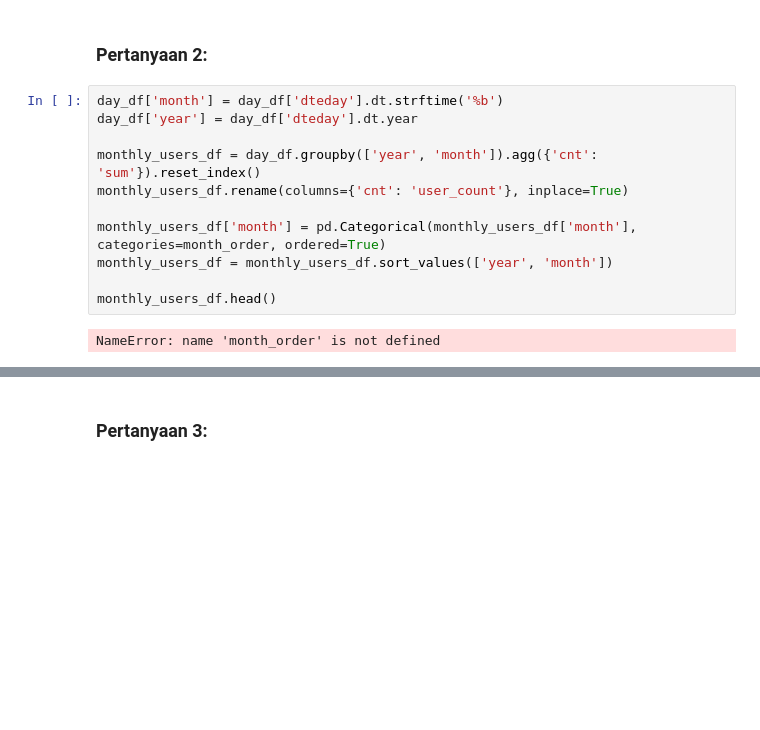
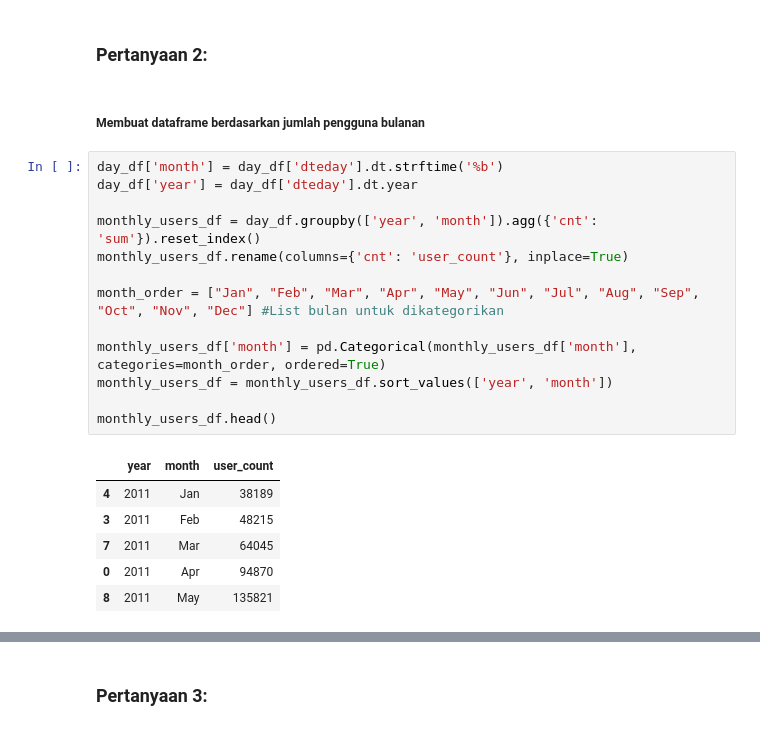
Before and after one commit to mdyustisia/Bike_Sharing_Analysis, a Jupyter notebook: Proyek_Analisis_Data.ipynb, the cells around one changed output, grey strips where cells are left out. Drawn from its saved outputs; the diff is of its cells as text; blank space fills up the shorter version.

```diff
--- a/Proyek_Analisis_Data.ipynb
+++ b/Proyek_Analisis_Data.ipynb
@@ -221,15 +231,24 @@ plt.show()
 # %% [markdown]
 ### Pertanyaan 2:
+# %% [markdown]
+##### Membuat dataframe berdasarkan jumlah pengguna bulanan
 # %%
 day_df['month'] = day_df['dteday'].dt.strftime('%b')
 day_df['year'] = day_df['dteday'].dt.year
 
 monthly_users_df = day_df.groupby(['year', 'month']).agg({'cnt': 'sum'}).reset_index()
 monthly_users_df.rename(columns={'cnt': 'user_count'}, inplace=True)
 
+month_order = ["Jan", "Feb", "Mar", "Apr", "May", "Jun", "Jul", "Aug", "Sep", "Oct", "Nov", "Dec"] #List bulan untuk dikategorikan
+
 monthly_users_df['month'] = pd.Categorical(monthly_users_df['month'], categories=month_order, ordered=True)
 monthly_users_df = monthly_users_df.sort_values(['year', 'month'])
 
 monthly_users_df.head()
 # %% [output]
-NameError: name 'month_order' is not defined
+|  | year | month | user_count |
+| 4 | 2011 | Jan | 38189 |
+| 3 | 2011 | Feb | 48215 |
+| 7 | 2011 | Mar | 64045 |
+| 0 | 2011 | Apr | 94870 |
+| 8 | 2011 | May | 135821 |
```
Also changed, not shown: parts of 12 cells of this notebook.
